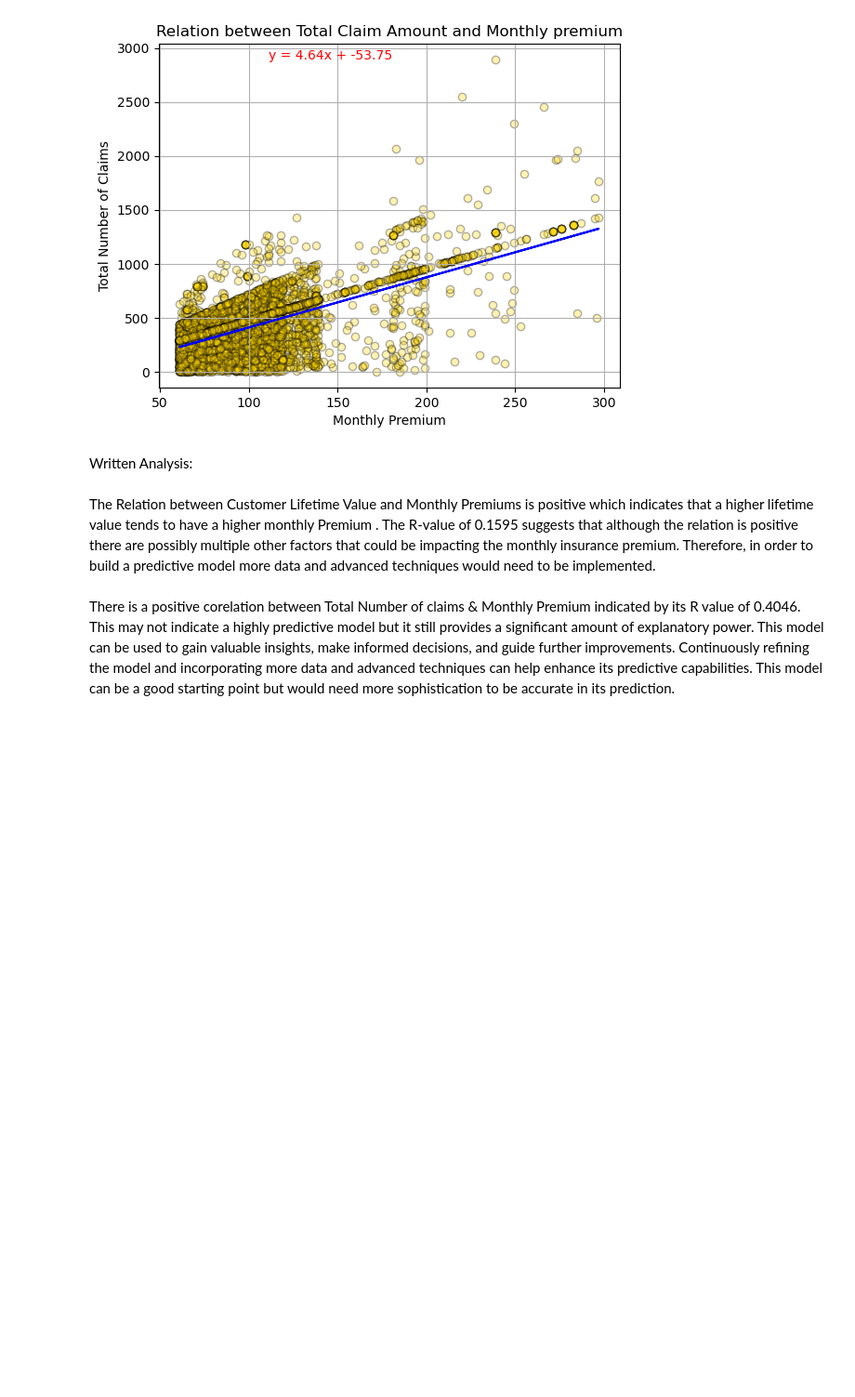
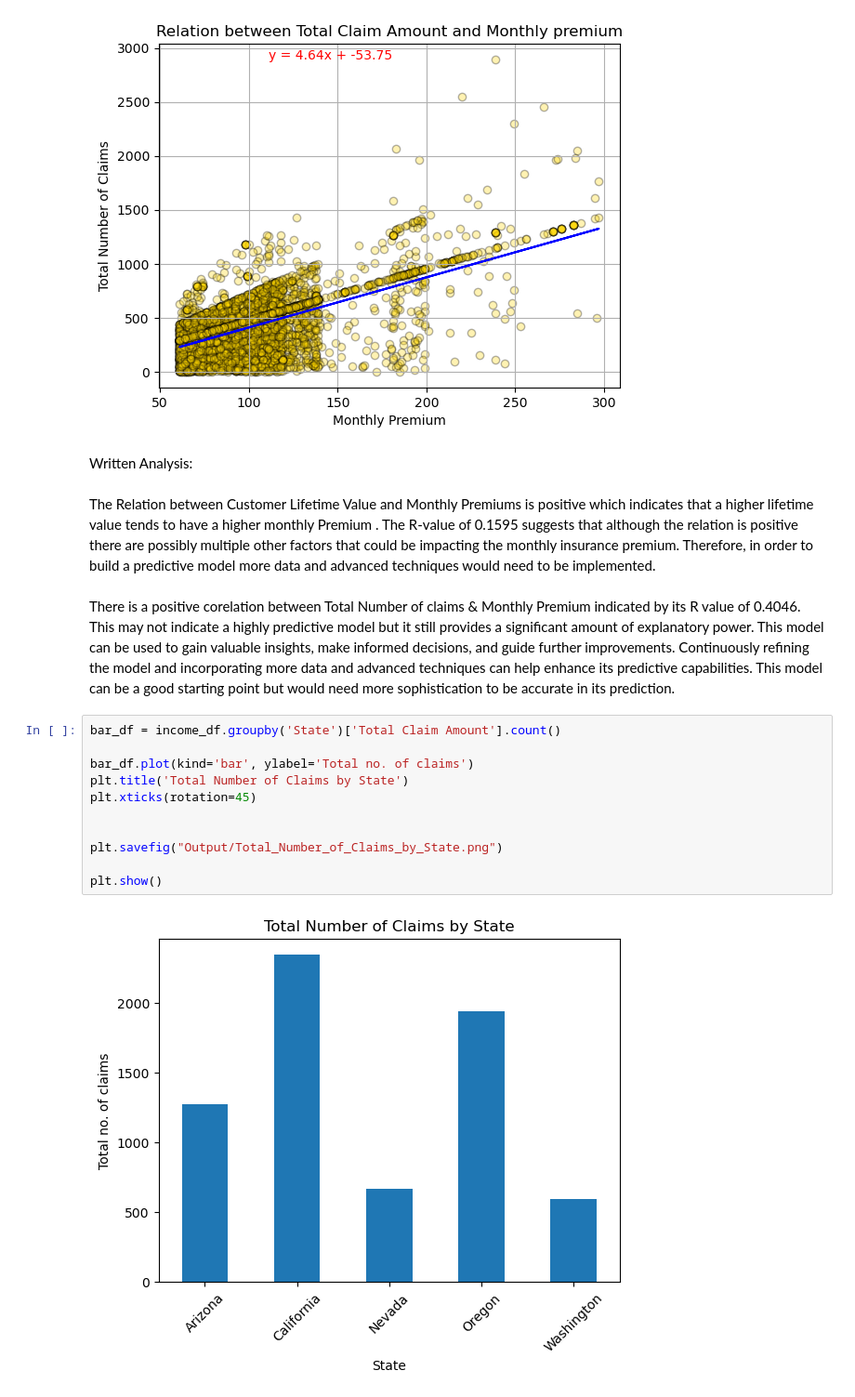
Before and after one commit to rdeshir10/Understanding_car_insurance, a Jupyter notebook: car_insurance.ipynb, the cells around one changed output. Shown: that part at 93% size. Cells and saved outputs as stored; diff of their text form; blank space fills up the shorter version.

```diff
--- a/car_insurance.ipynb
+++ b/car_insurance.ipynb
@@ -137,3 +137,16 @@ Written Analysis:
 The Relation between Customer Lifetime Value and Monthly Premiums is positive which indicates that a higher lifetime value tends to have a higher monthly Premium . The R-value of 0.1595 suggests that although the relation is positive there are possibly multiple other factors that could be impacting the monthly insurance premium. Therefore, in order to build a predictive model more data and advanced techniques would need to be implemented.
 # %% [markdown]
 There is a positive corelation between Total Number of claims & Monthly Premium indicated by its R value of 0.4046. This may not indicate a highly predictive model but it still provides a significant amount of explanatory power. This model can be used to gain valuable insights, make informed decisions, and guide further improvements. Continuously refining the model and incorporating more data and advanced techniques can help enhance its predictive capabilities. This model can be a good starting point but would need more sophistication to be accurate in its prediction.
+# %%
+bar_df = income_df.groupby('State')['Total Claim Amount'].count()
+
+bar_df.plot(kind='bar', ylabel='Total no. of claims')
+plt.title('Total Number of Claims by State')
+plt.xticks(rotation=45)
+
+
+plt.savefig("Output/Total_Number_of_Claims_by_State.png")
+
+plt.show()
+# %% [output]
+[figure, added]
```
Also changed, not shown: parts of 3 cells of this notebook, 6 other files.
